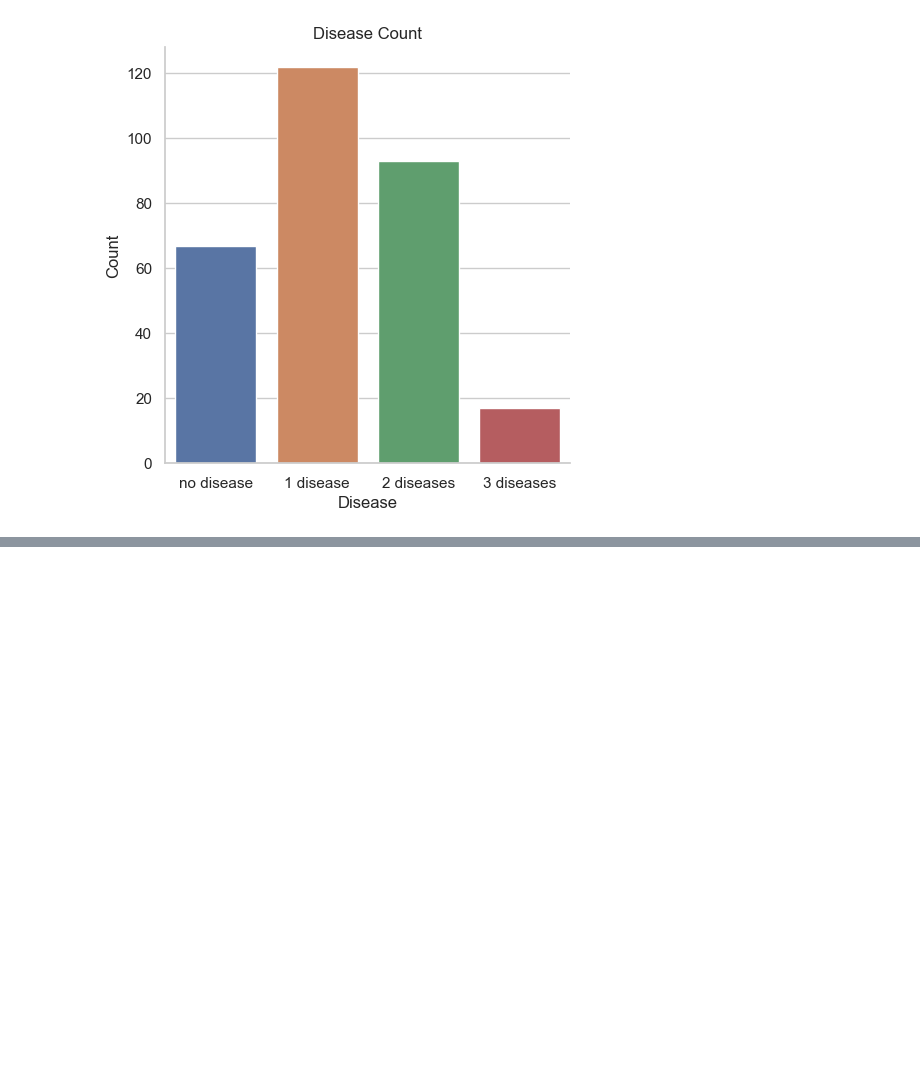
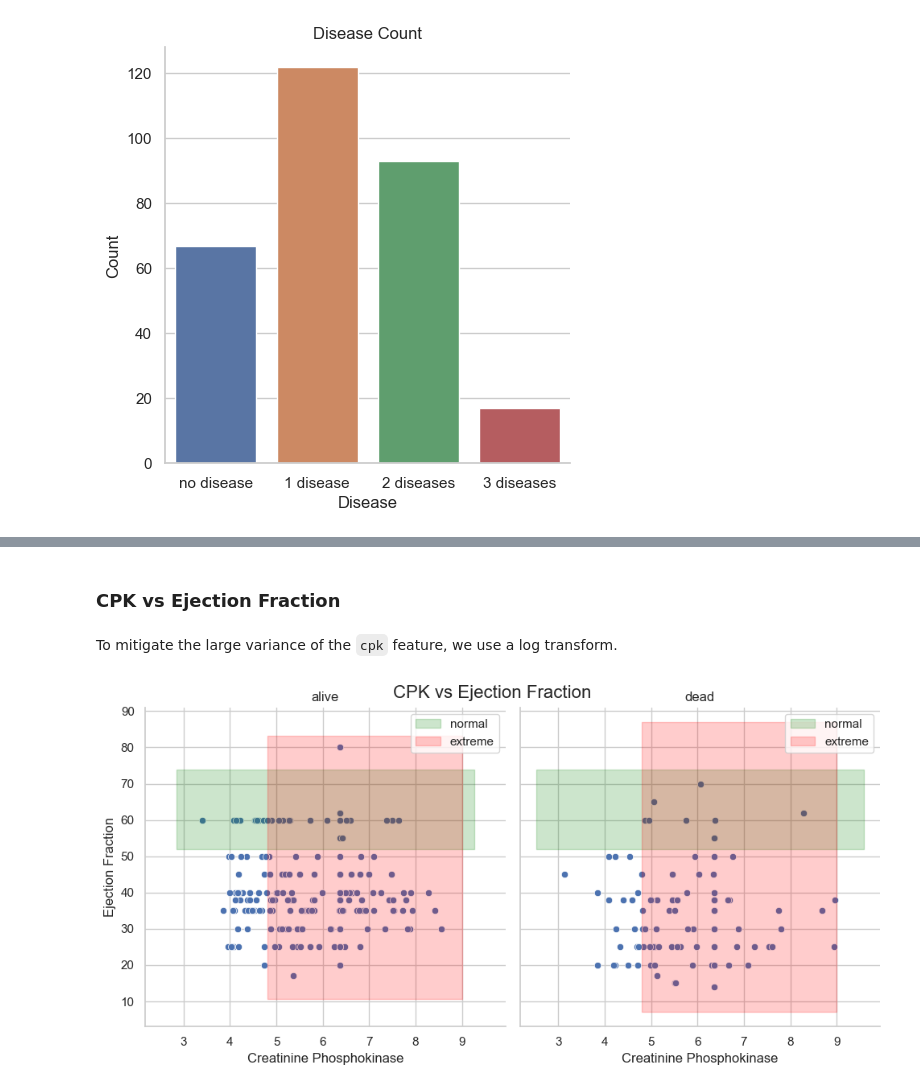
Before and after one commit to masterbatcoderman10/heart_failure_analysis, a Jupyter notebook: analysis.ipynb, the cells around one changed output, grey strips where cells are left out. Drawn from its saved outputs; the diff is of its cells as text; code cells hidden in the pictures; blank space fills up the shorter version.

```diff
--- a/analysis.ipynb
+++ b/analysis.ipynb
@@ -436,0 +466,27 @@ Univariate analysis allowed us to understand the condition of the patients upon
+# %% [markdown]
+### CPK vs Ejection Fraction
+# %%
+heart_data_v5 = heart_data_v4.copy()
+heart_data_v5['cpk_log'] = heart_data_v5['cpk'].apply(np.log)
+# %% [markdown]
+To mitigate the large variance of the `cpk` feature, we use a log transform.
+# %%
+fig = sns.relplot(x='cpk_log', y='ejection_fraction', col='death', data=heart_data_v5)
+
+# Define the ranges for filling
+y_fill_range = [52, 74]
+# Loop through the subplots and fill the areas
+for ax in fig.axes.flat:
+    ax.fill_between(ax.get_xlim(), y_fill_range[0], y_fill_range[1], color='green', alpha=0.2, label='normal')
+    ax.fill_betweenx(y=ax.get_ylim(), x1=4.8, x2=9, color='red', alpha=0.2, label='extreme')
+    ax.legend()
+
+# Set common labels and title
+fig.set_axis_labels(x_var='Creatinine Phosphokinase', y_var='Ejection Fraction')
+fig.fig.suptitle('CPK vs Ejection Fraction', fontsize=16)
+fig.set_titles("{col_name}")
+
+# Show the plot
+plt.show()
+# %% [output]
+[figure, added]
```
Also changed, not shown: parts of 22 cells of this notebook.
